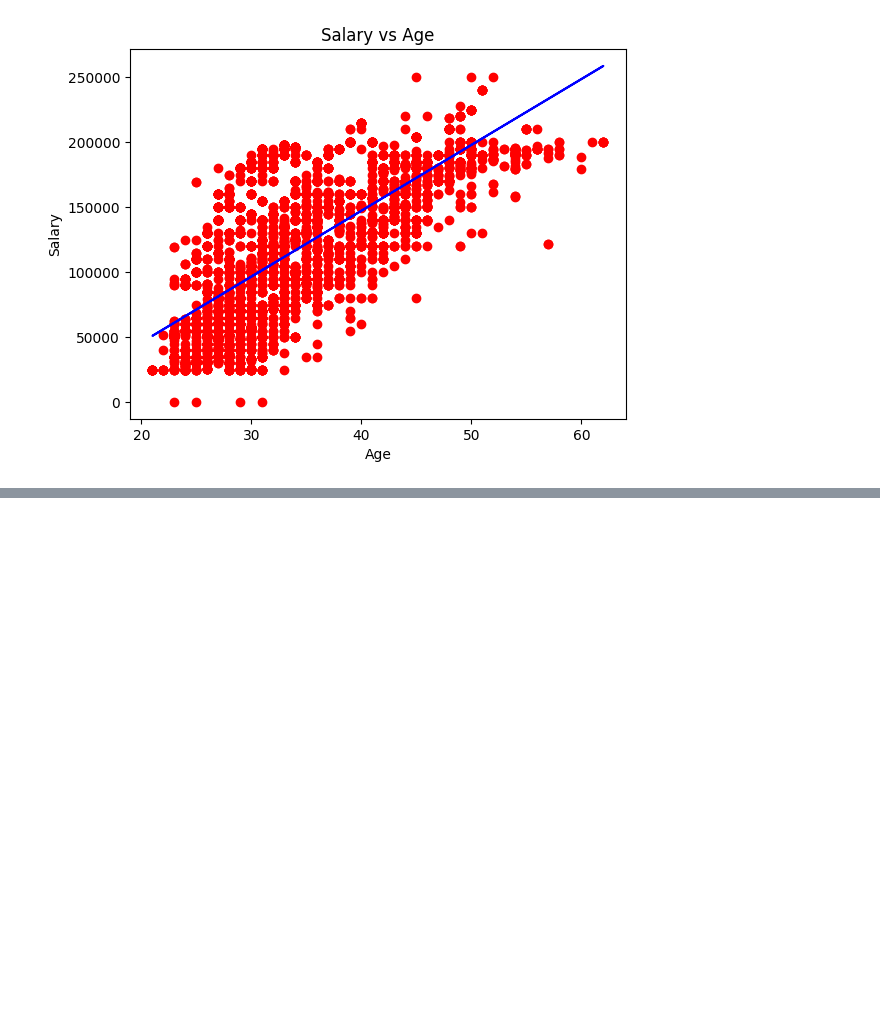
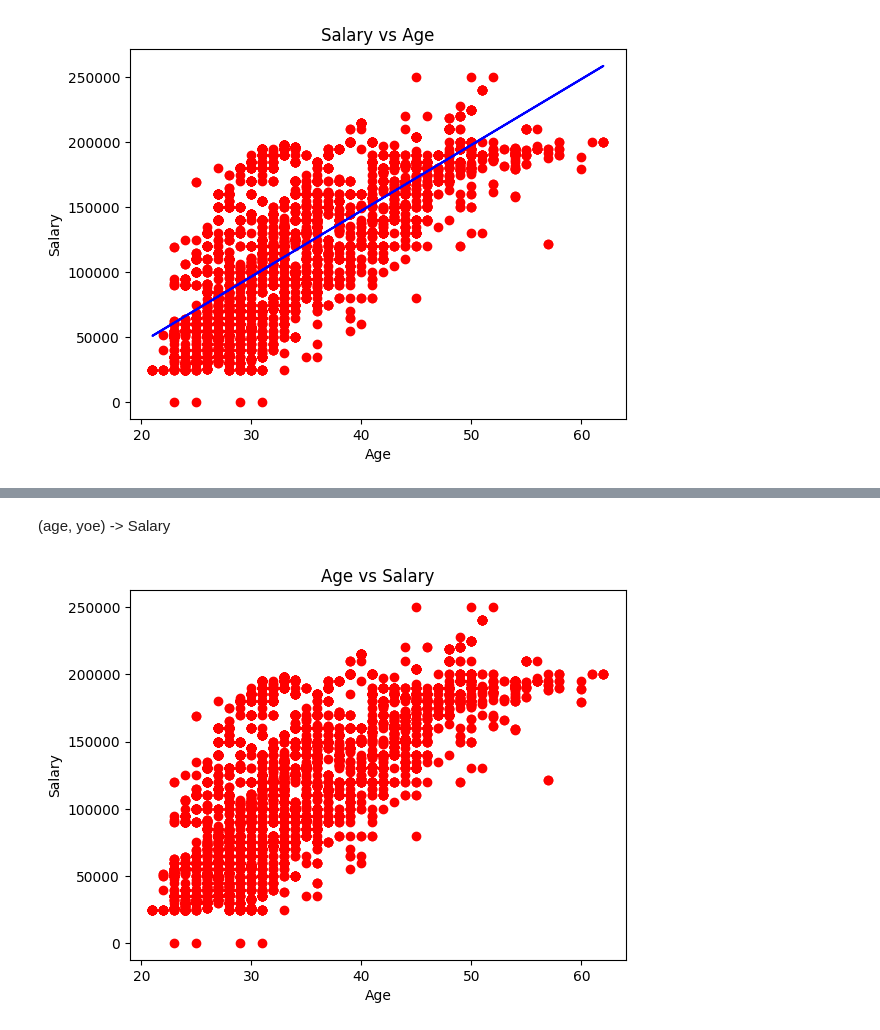
Before and after one commit to tilakpoudel/mds1, a Jupyter notebook: data-science/practice/linear-regression.ipynb, the cells around one changed output, grey strips where cells are left out. Saved outputs shown, nothing was run; the diff lists cells and outputs as text; code cells hidden in the pictures; blank space fills up the shorter version.

```diff
--- a/data-science/practice/linear-regression.ipynb
+++ b/data-science/practice/linear-regression.ipynb
@@ -257,0 +495,2 @@ plt.show()
+# %% [markdown]
+(age, yoe) -> Salary
@@ -257,0 +499,8 @@ plt.show()
+# %%
+plt.scatter(data.Age, data.Salary, color='red')
+plt.xlabel('Age')
+plt.ylabel('Salary')
+plt.title('Age vs Salary')
+plt.show()
+# %% [output]
+[figure, added]
```
Also changed, not shown: parts of 32 cells of this notebook.
